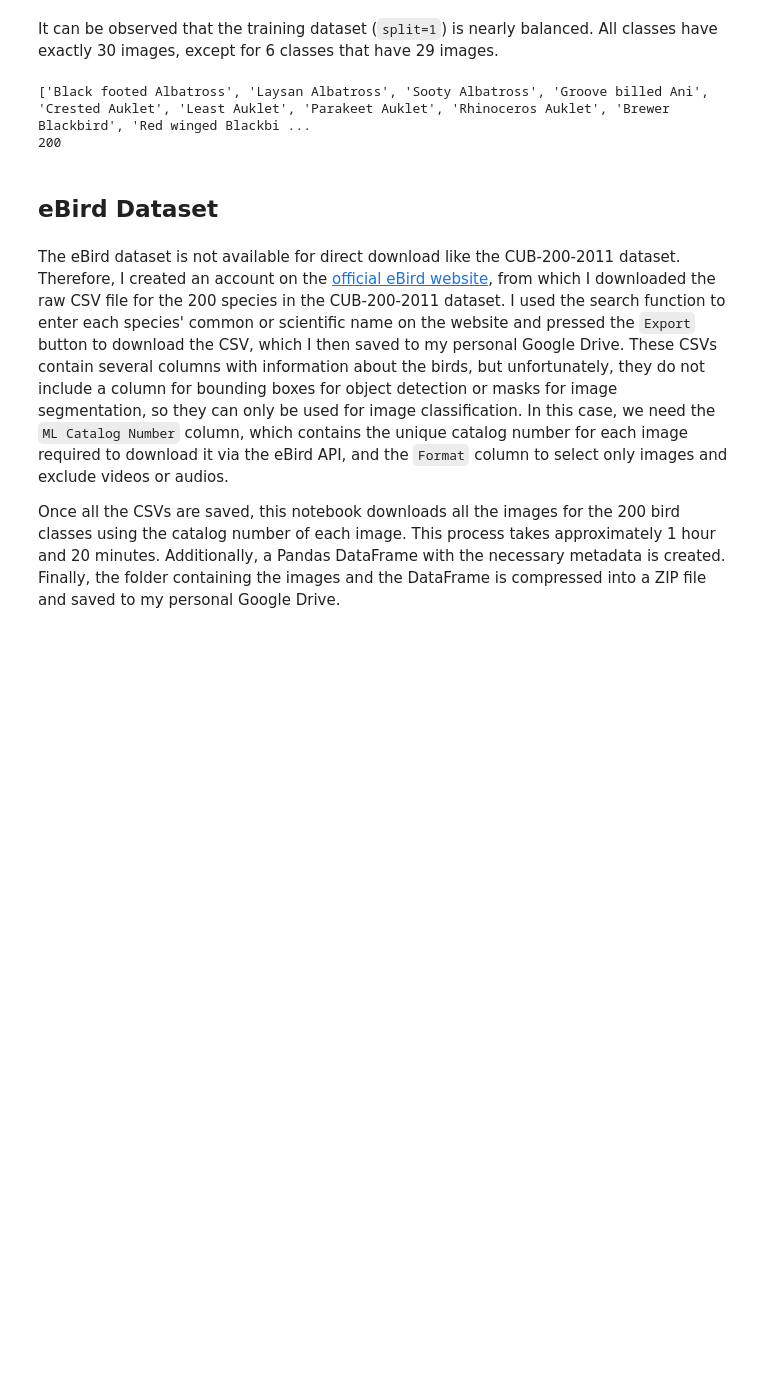
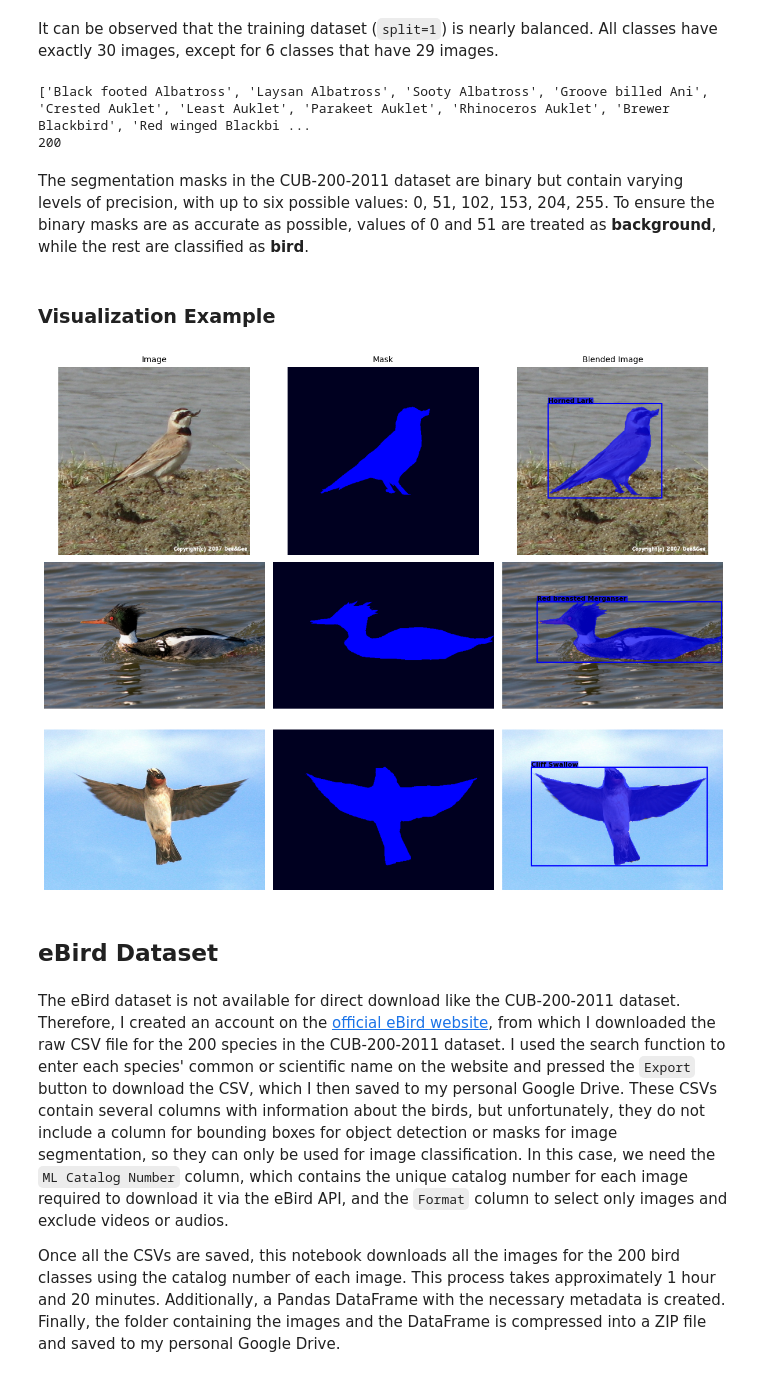
Before and after one commit to JersonGB22/ImageClassification-TensorFlow, a Jupyter notebook: Preprocessing/Preprocessing_CUB-200-2011_eBird.ipynb, the cells around one changed output. Saved outputs shown, nothing was run; the diff lists cells and outputs as text; code cells hidden in the pictures; blank space fills up the shorter version.

```diff
--- a/Preprocessing/Preprocessing_CUB-200-2011_eBird.ipynb
+++ b/Preprocessing/Preprocessing_CUB-200-2011_eBird.ipynb
@@ -147,3 +170,5 @@ print(len(class_names))
 # %% [output]
 ['Black footed Albatross', 'Laysan Albatross', 'Sooty Albatross', 'Groove billed Ani', 'Crested Auklet', 'Least Auklet', 'Parakeet Auklet', 'Rhinoceros Auklet', 'Brewer Blackbird', 'Red winged Blackbi ...
 200
+# %% [markdown]
+The segmentation masks in the CUB-200-2011 dataset are binary but contain varying levels of precision, with up to six possible values: 0, 51, 102, 153, 204, 255. To ensure the binary masks are as accurate as possible, values of 0 and 51 are treated as **background**, while the rest are classified as **bird**.
@@ -155,0 +202,8 @@ df_data.to_csv(os.path.join(path_data, "metadata_cub-200-2011.csv"), index=False
+# %% [markdown]
+### **Visualization Example**
+# %%
+# Define the segmentation classes and their respective colors
+classes = {
+    "background": [0, 0, 32],
+    "bird": [0, 0, 255]
+}
@@ -156,3 +261,7 @@ df_data.to_csv(os.path.join(path_data, "metadata_cub-200-2011.csv"), index=False
+# %%
+plot_image_masks(df_data)
+# %% [output]
+[figure, added]
 # %% [markdown]
 ## **eBird Dataset**
 # %% [markdown]
```
Also changed, not shown: parts of 14 cells of this notebook.
